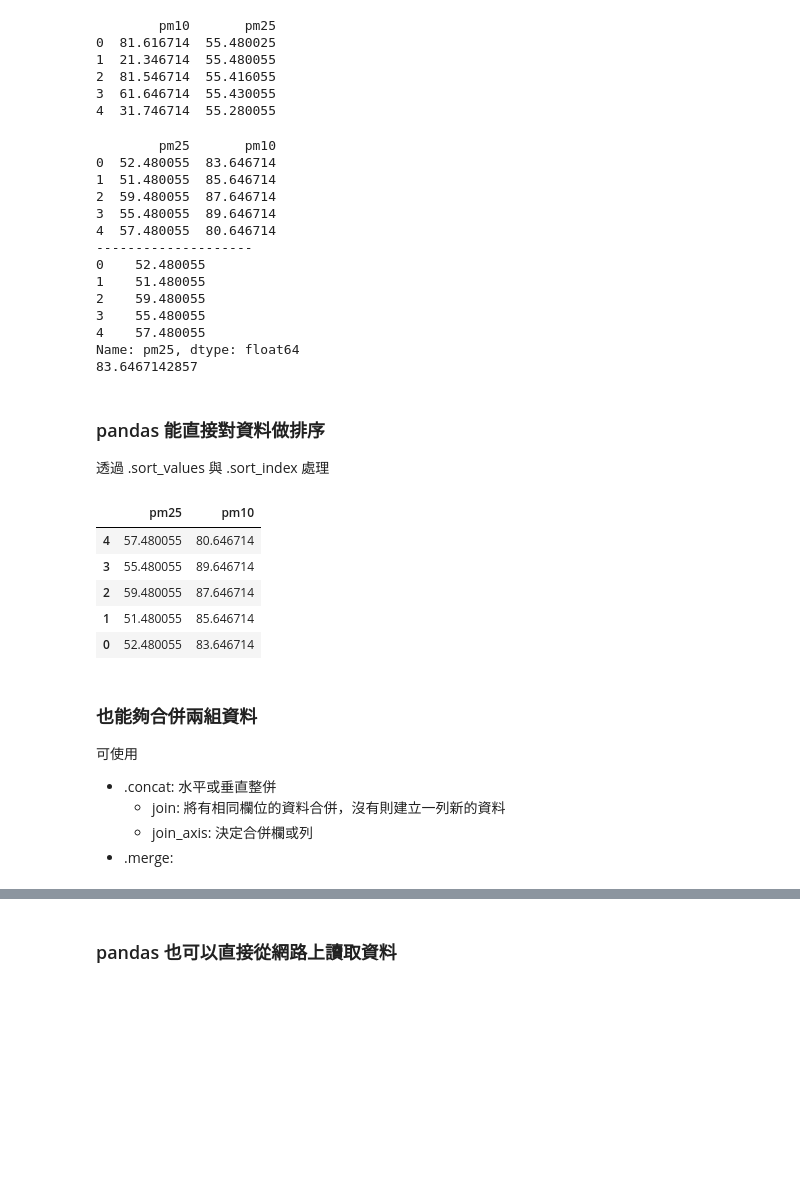
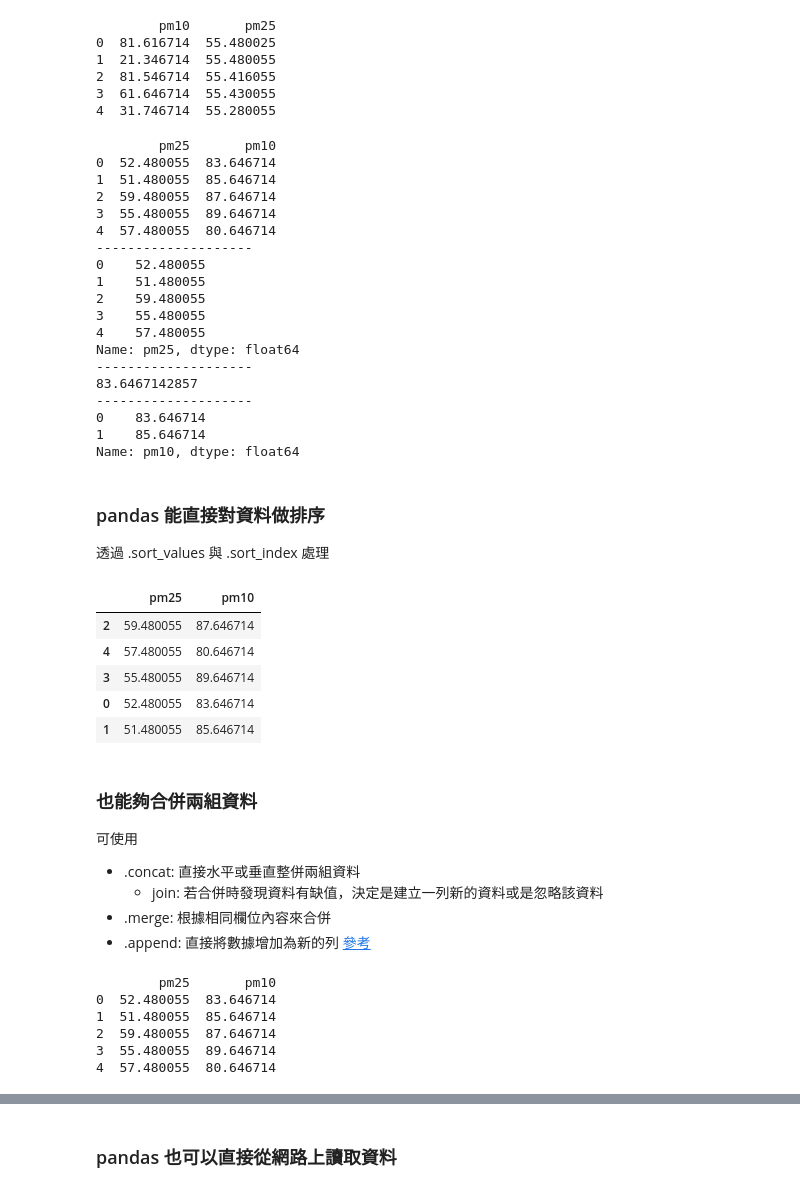
Before and after one commit to x-village/python-course, a Jupyter notebook: Lesson08-Web Crawler/Lesson09-Data Visualisation.ipynb, the cells around one changed output, grey strips where cells are left out. Saved outputs shown, nothing was run; the diff lists cells and outputs as text; code cells hidden in the pictures; blank space fills up the shorter version.

Commit message:
[Update] L9 data

```diff
--- a/Lesson08-Web Crawler/Lesson09-Data Visualisation.ipynb
+++ b/Lesson08-Web Crawler/Lesson09-Data Visualisation.ipynb
@@ -171,7 +194,10 @@ df = pd.DataFrame(table,columns = ['pm25','pm10'])
 print(df)
 print('-'*20)
 print(df['pm25'])
-print(df.iloc[0,1]) # 選取第一列 (0)，第二欄(1)的數值
+print('-'*20)
+print(df.iloc[0,1]) # 選取第 1 列 (0)，第二欄(1)的數值
+print('-'*20)
+print(df.iloc[0:2,1]) # 選取第 1 ~ 2 列 (0:2)，第二欄(1)的數值
 # %% [output]
         pm25       pm10
 0  52.480055  83.646714
@@ -186,34 +212,70 @@ print(df.iloc[0,1]) # 選取第一列 (0)，第二欄(1)的數值
 3    55.480055
 4    57.480055
 Name: pm25, dtype: float64
+--------------------
 83.6467142857
+--------------------
+0    83.646714
+1    85.646714
+Name: pm10, dtype: float64
 # %% [markdown]
 ### pandas 能直接對資料做排序
 透過 .sort_values 與 .sort_index 處理
 # %%
 import pandas as pd
 
 table = [
     [52.4800551788,83.6467142857],
     [51.4800551788,85.6467142857],
     [59.4800551788,87.6467142857],
     [55.4800551788,89.6467142857],
     [57.4800551788,80.6467142857]
 ]
 df = pd.DataFrame(table,columns = ['pm25','pm10'])
 df.sort_values(by = 'pm25',ascending=False) # ascending 可調整升降冪
-df.sort_index(axis=0, ascending=False) # ascending 可調整升降冪
+
+#axis=0 會根據最左側index進行排序, axis=1 會根據最上方欄位名稱(pm25, pm10)從左到右排序, ascending 可調整升降冪
+# df.sort_index(axis=1, ascending=False)
 # %% [output]
 |  | pm25 | pm10 |
+| 2 | 59.480055 | 87.646714 |
 | 4 | 57.480055 | 80.646714 |
 | 3 | 55.480055 | 89.646714 |
-| 2 | 59.480055 | 87.646714 |
+| 0 | 52.480055 | 83.646714 |
 | 1 | 51.480055 | 85.646714 |
-| 0 | 52.480055 | 83.646714 |
-# %% [markdown]
-### 也能夠合併兩組資料
-可使用
-- .concat: 水平或垂直整併
-    - join: 將有相同欄位的資料合併，沒有則建立一列新的資料
-    - join_axis: 決定合併欄或列
-- .merge:
+# %% [markdown]
+### 也能夠合併兩組資料
+可使用
+- .concat: 直接水平或垂直整併兩組資料
+    - join: 若合併時發現資料有缺值，決定是建立一列新的資料或是忽略該資料
+- .merge: 根據相同欄位內容來合併
+- .append: 直接將數據增加為新的列 [參考](https://pandas.pydata.org/pandas-docs/stable/merging.html#concatenating-using-append)
+# %%
+# concat
+import pandas as pd
+
+table_1 = [
+    [52.4800551788,83.6467142857],
+    [51.4800551788,85.6467142857]
+]
+table_2 = [
+    [59.4800551788,87.6467142857],
+    [55.4800551788,89.6467142857],
+    [57.4800551788,80.6467142857]
+]
+df_1 = pd.DataFrame(table_1,columns = ['pm25','pm10'])
+df_2 = pd.DataFrame(table_2,columns = ['pm25','pm10'])
+# axis=0 -> 合併時新增列, ignore_index=True 將會將最左側 index重置 (否則會是0,1,0,1,2)
+df_3 = pd.concat([df_1, df_2], axis=0, ignore_index=True)
+
+# 可以取消註解這行試試看igore=False, 最左邊的索引會怎麼跑
+# df_3 = pd.concat([df_1, df_2], axis=0, ignore_index=False)
+
+print(df_3)
+# %% [output]
+        pm25       pm10
+0  52.480055  83.646714
+1  51.480055  85.646714
+2  59.480055  87.646714
+3  55.480055  89.646714
+4  57.480055  80.646714
```
Also changed, not shown: parts of 29 cells of this notebook, 1 other file.
